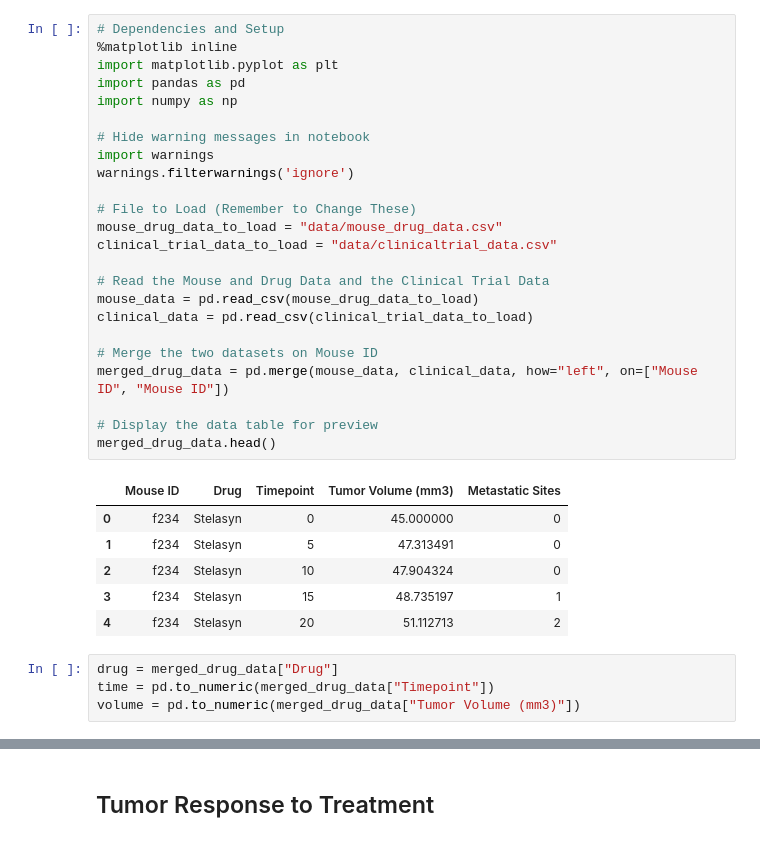
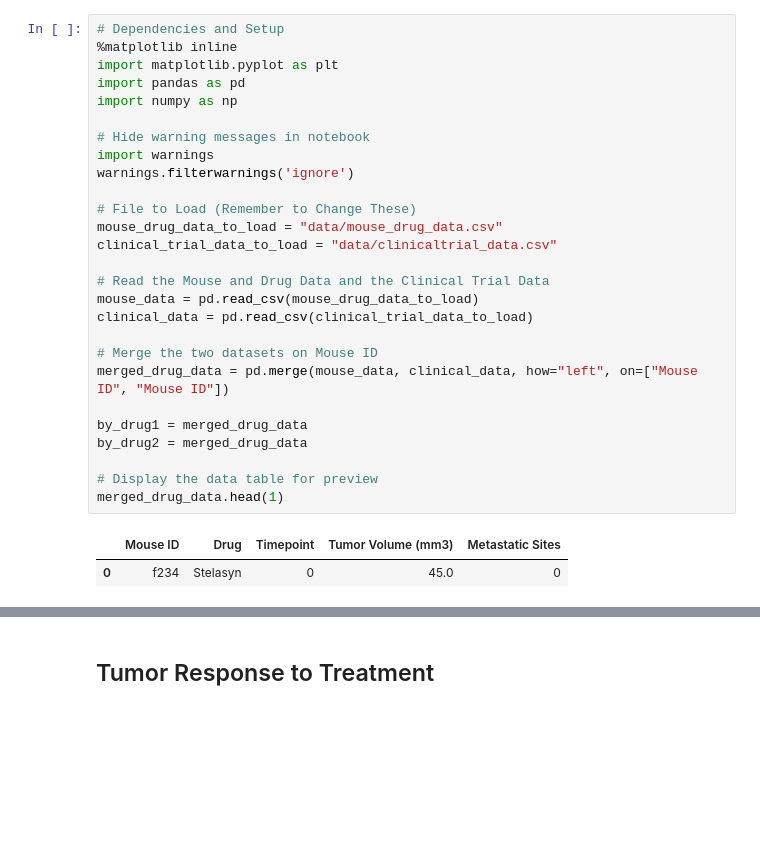
Before and after one commit to mdsmith577/Matplotlib_Homework, a Jupyter notebook: pymaceuticals.ipynb, the cells around one changed output, grey strips where cells are left out. Saved outputs shown, nothing was run; the diff lists cells and outputs as text; blank space fills up the shorter version.

```diff
--- a/pymaceuticals.ipynb
+++ b/pymaceuticals.ipynb
@@ -1,35 +1,30 @@
 # %%
 # Dependencies and Setup
 %matplotlib inline
 import matplotlib.pyplot as plt
 import pandas as pd
 import numpy as np
 
 # Hide warning messages in notebook
 import warnings
 warnings.filterwarnings('ignore')
 
 # File to Load (Remember to Change These)
 mouse_drug_data_to_load = "data/mouse_drug_data.csv"
 clinical_trial_data_to_load = "data/clinicaltrial_data.csv"
 
 # Read the Mouse and Drug Data and the Clinical Trial Data
 mouse_data = pd.read_csv(mouse_drug_data_to_load)
 clinical_data = pd.read_csv(clinical_trial_data_to_load)
 
 # Merge the two datasets on Mouse ID
 merged_drug_data = pd.merge(mouse_data, clinical_data, how="left", on=["Mouse ID", "Mouse ID"])
 
+by_drug1 = merged_drug_data
+by_drug2 = merged_drug_data
+
 # Display the data table for preview
-merged_drug_data.head()
+merged_drug_data.head(1)
 # %% [output]
 |  | Mouse ID | Drug | Timepoint | Tumor Volume (mm3) | Metastatic Sites |
-| 0 | f234 | Stelasyn | 0 | 45.000000 | 0 |
-| 1 | f234 | Stelasyn | 5 | 47.313491 | 0 |
-| 2 | f234 | Stelasyn | 10 | 47.904324 | 0 |
-| 3 | f234 | Stelasyn | 15 | 48.735197 | 1 |
-| 4 | f234 | Stelasyn | 20 | 51.112713 | 2 |
+| 0 | f234 | Stelasyn | 0 | 45.0 | 0 |
-# %%
-drug = merged_drug_data["Drug"]
-time = pd.to_numeric(merged_drug_data["Timepoint"])
-volume = pd.to_numeric(merged_drug_data["Tumor Volume (mm3)"])
```
Also changed, not shown: parts of 8 cells of this notebook, 1 other file.
